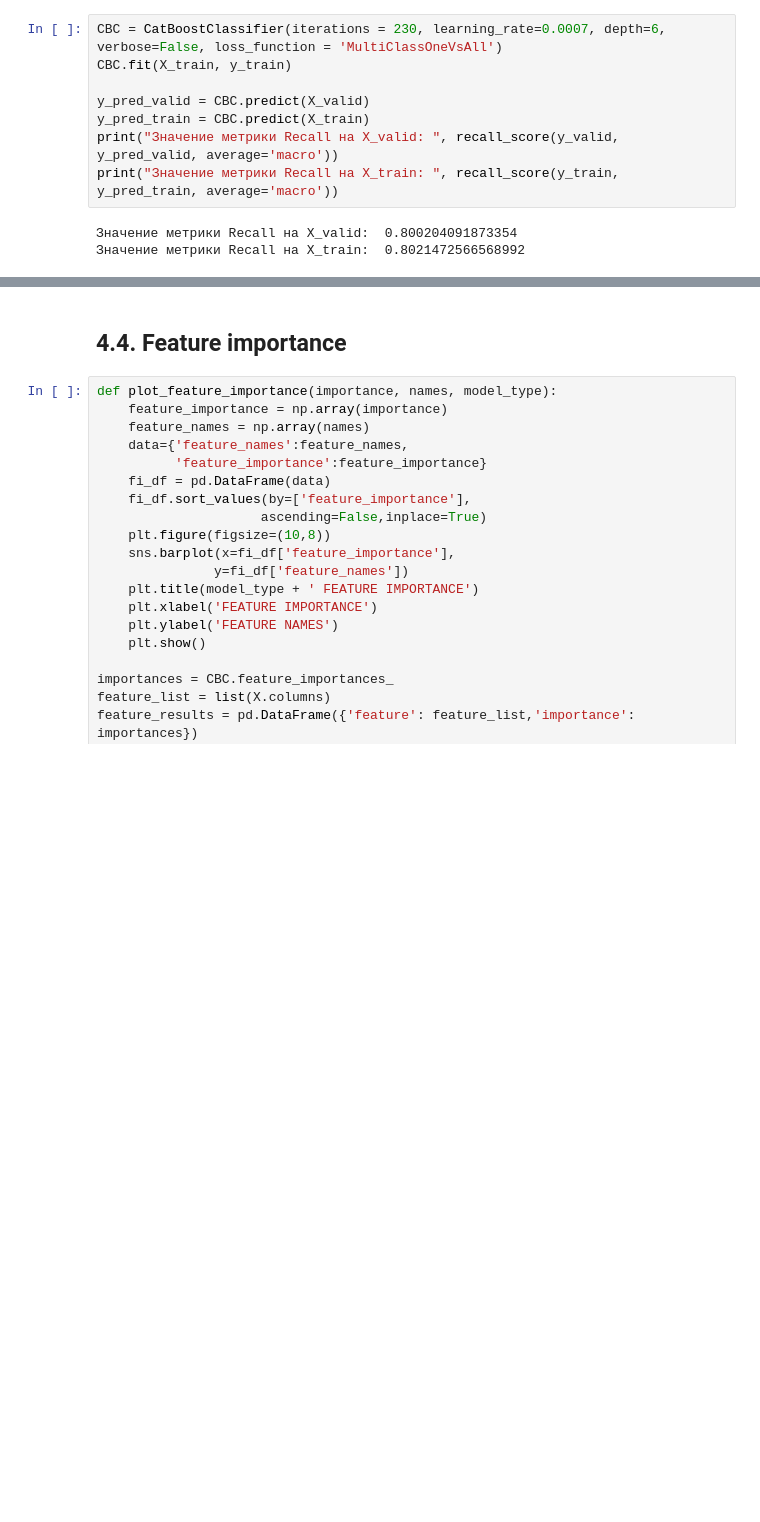
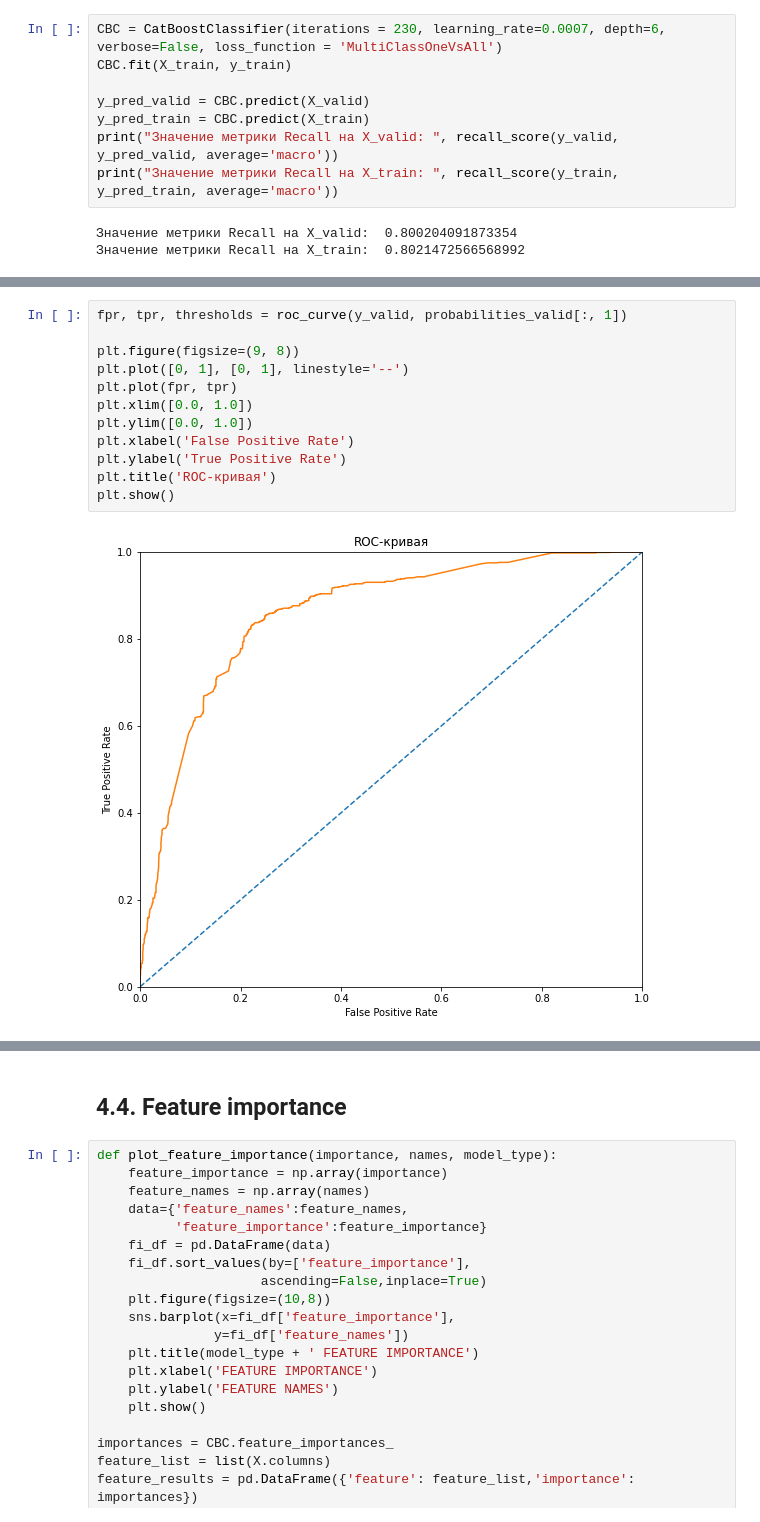
Before and after one commit to Alexwert3/rep_kareliya, a Jupyter notebook: chemp_kareliya.ipynb, the cells around one changed output, grey strips where cells are left out. Cells and saved outputs as stored; diff of their text form; blank space fills up the shorter version.

```diff
--- a/chemp_kareliya.ipynb
+++ b/chemp_kareliya.ipynb
@@ -569,0 +584,14 @@ print("Значение метрики Recall на X_train: ", recall_score(y_tr
+# %%
+fpr, tpr, thresholds = roc_curve(y_valid, probabilities_valid[:, 1])
+
+plt.figure(figsize=(9, 8))
+plt.plot([0, 1], [0, 1], linestyle='--')
+plt.plot(fpr, tpr)
+plt.xlim([0.0, 1.0])
+plt.ylim([0.0, 1.0])
+plt.xlabel('False Positive Rate')
+plt.ylabel('True Positive Rate')
+plt.title('ROC-кривая')
+plt.show()
+# %% [output]
+[figure, added]
```
Also changed, not shown: parts of 12 cells of this notebook.
